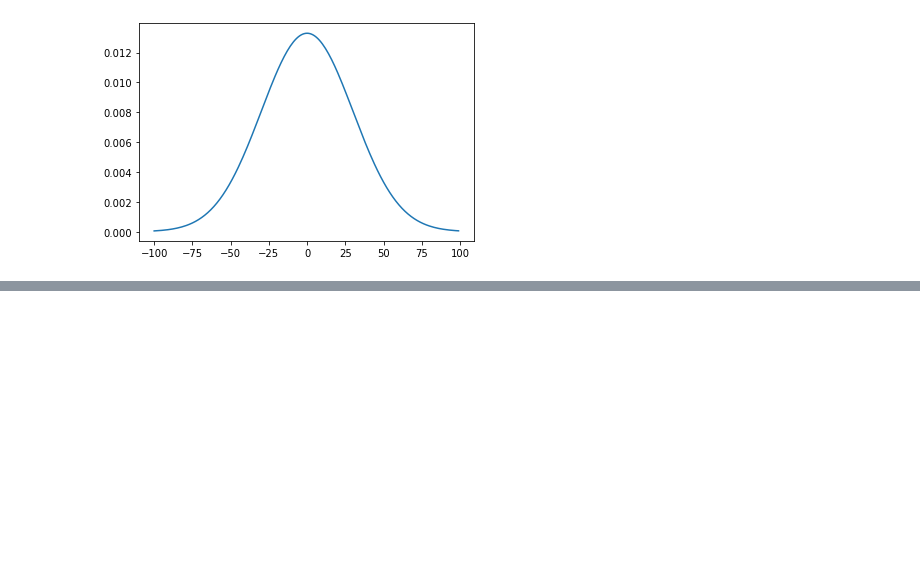
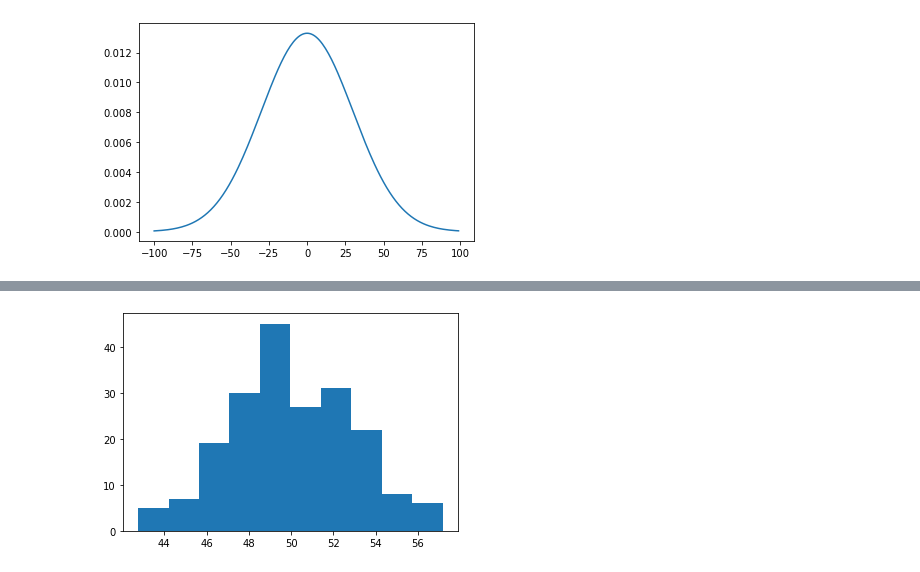
Before and after one commit to dicesare/D-couvrez-les-librairies-Python-pour-la-Data-Science, a Jupyter notebook: projet/theoreme central limite.ipynb, the cells around one changed output, grey strips where cells are left out. Drawn from its saved outputs; the diff is of its cells as text; code cells hidden in the pictures; blank space fills up the shorter version.

```diff
--- a/projet/theoreme central limite.ipynb
+++ b/projet/theoreme central limite.ipynb
@@ -17,0 +45,4 @@ plot = plt.plot(domaine, y)
+# %%
+plot = plt.hist(sommes)
+# %% [output]
+[figure, added]
```
Also changed, not shown: parts of 6 cells of this notebook.
